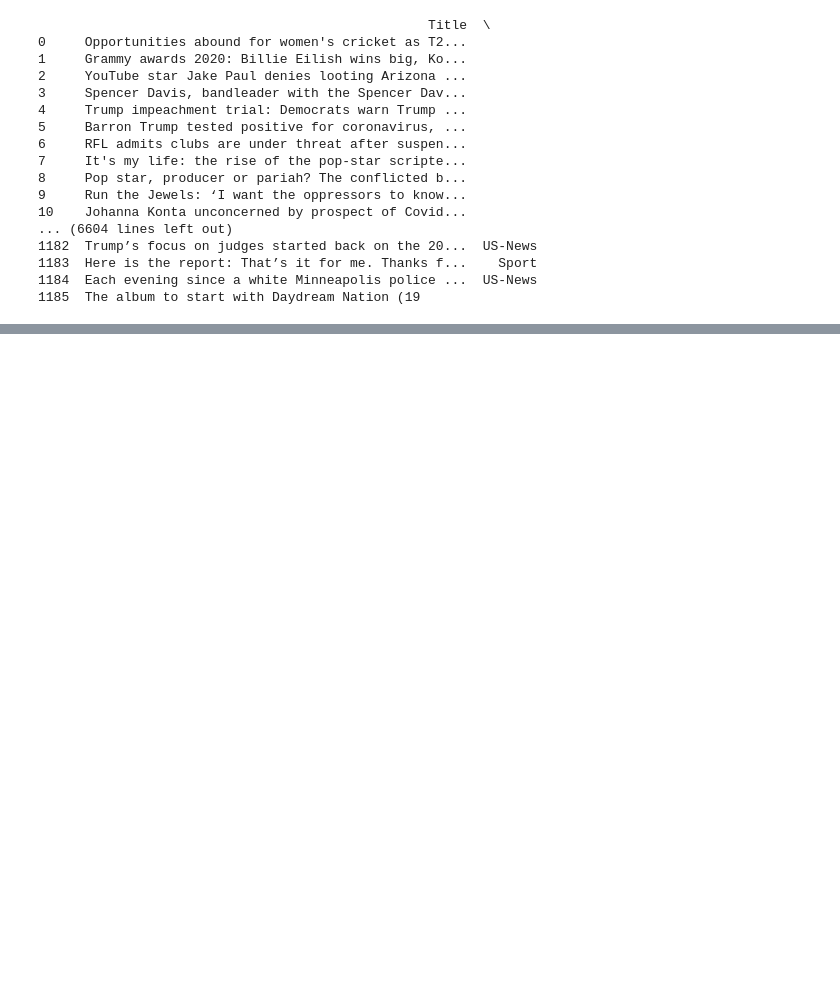
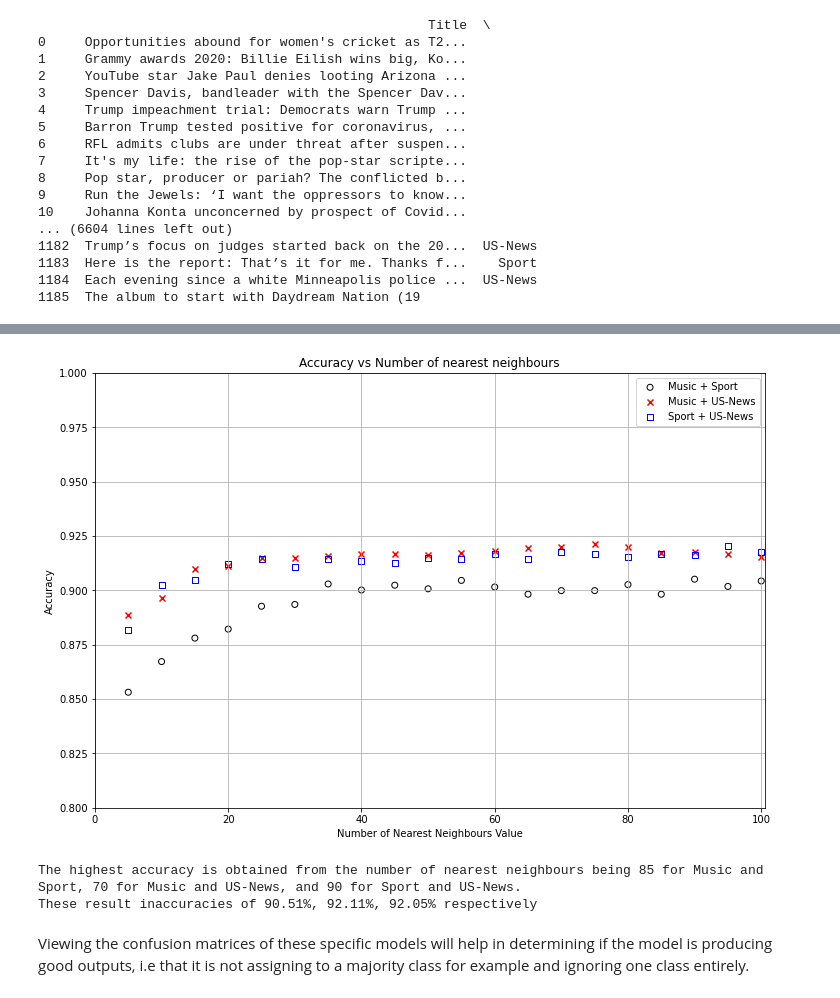
Before and after one commit to AdamJudge/ML_Article_Classification, a Jupyter notebook: assignment2.ipynb, the cells around one changed output, grey strips where cells are left out. Drawn from its saved outputs; the diff is of its cells as text; code cells hidden in the pictures; blank space fills up the shorter version.

```diff
--- a/assignment2.ipynb
+++ b/assignment2.ipynb
@@ -137,0 +310,47 @@ http://mlg.ucd.ie/modules/COMP41680/assignment2/month-jan-002.html
+# %%
+# Setup pipeline
+kMax=100
+accMS=[]
+accMU=[]
+accSU=[]
+for i in range(5,kMax+1,5):
+    p = Pipeline([
+        ('vec', CountVectorizer(stop_words="english", min_df=5)),
+        ('tfidf', TfidfTransformer()),
+        ('clf', KNeighborsClassifier(n_neighbors=i))])
+
+    accMS_ = cross_val_score(p, dataMSSnips, dataMSCats, cv=10, scoring="accuracy")
+    accMS.append(accMS_.mean())
+
+    accMU_ = cross_val_score(p, dataMUSnips, dataMUCats, cv=10, scoring="accuracy")
+    accMU.append(accMU_.mean())
+
+    accSU_ = cross_val_score(p, dataSUSnips, dataSUCats, cv=10, scoring="accuracy")
+    accSU.append(accSU_.mean())
+# %%
+plt.figure(figsize=(12,8));
+xAx=range(5,kMax+1,5)
+plt.scatter(xAx, accMS, marker="o", color="none", edgecolor="k", label="Music + Sport");
+plt.scatter(xAx, accMU, marker="x", color="r", label="Music + US-News");
+plt.scatter(xAx, accSU, marker="s", color="none",  edgecolor="b", label="Sport + US-News");
+plt.legend()
+plt.xlabel("Number of Nearest Neighbours Value")
+plt.ylabel("Accuracy")
+plt.ylim([.8, 1])
+plt.xlim([0.5, kMax+.5])
+plt.xticks([0,20,40,60,80,100])
+plt.grid()
+plt.title("Accuracy vs Number of nearest neighbours");
+# %% [output]
+[figure, added]
+# %%
+X=accMS.index(max(accMS))*5
+Y=accMU.index(max(accMU))*5
+Z=accSU.index(max(accSU))*5
+print(f"The highest accuracy is obtained from the number of nearest neighbours being {X} for Music and Sport, {Y} for Music and US-News, and {Z} for Sport and US-News.")
+print(f"These result inaccuracies of {round(max(accMS)*100,2)}%, {round(max(accMU)*100,2)}%, {round(max(accSU)*100,2)}% respectively")
+# %% [output]
+The highest accuracy is obtained from the number of nearest neighbours being 85 for Music and Sport, 70 for Music and US-News, and 90 for Sport and US-News.
+These result inaccuracies of 90.51%, 92.11%, 92.05% respectively
+# %% [markdown]
+Viewing the confusion matrices of these specific models will help in determining if the model is producing good outputs, i.e that it is not assigning to a majority class for example and ignoring one class entirely.
```
Also changed, not shown: parts of 24 cells of this notebook.
